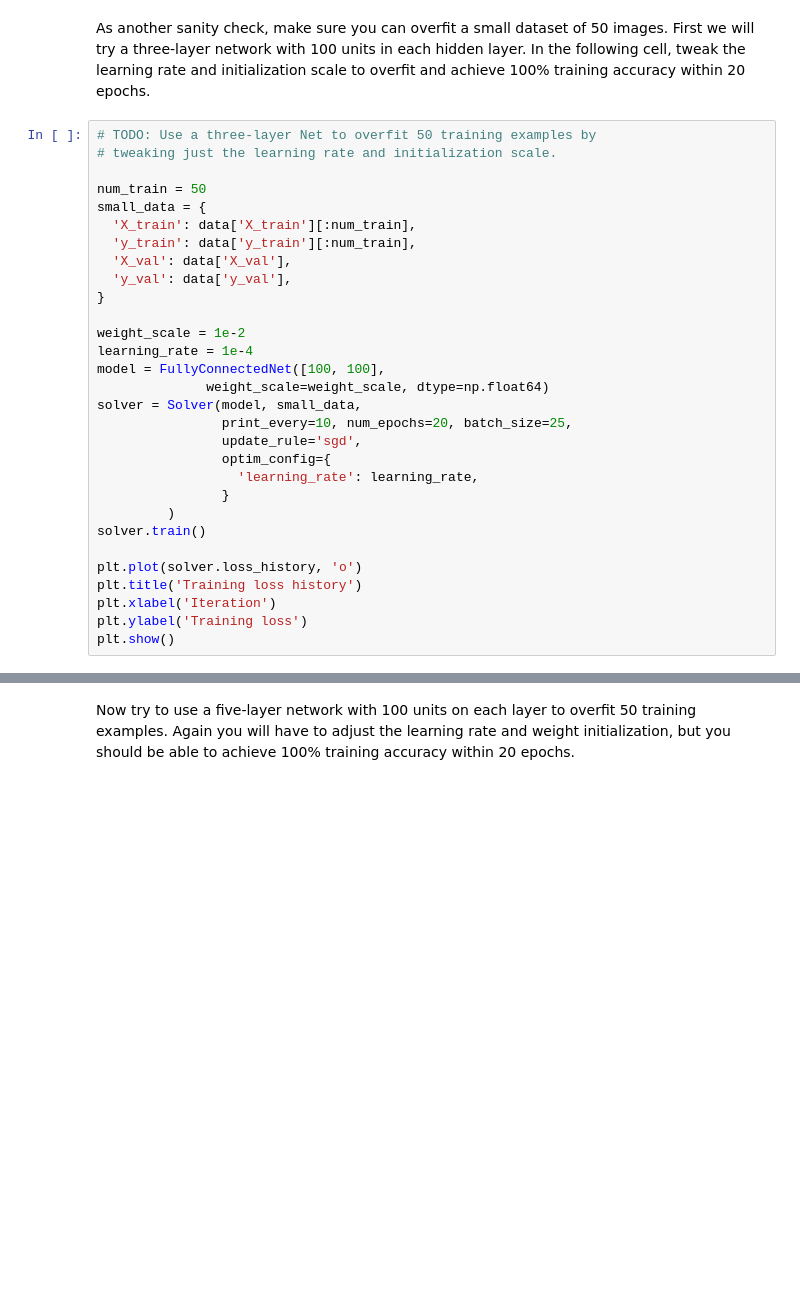
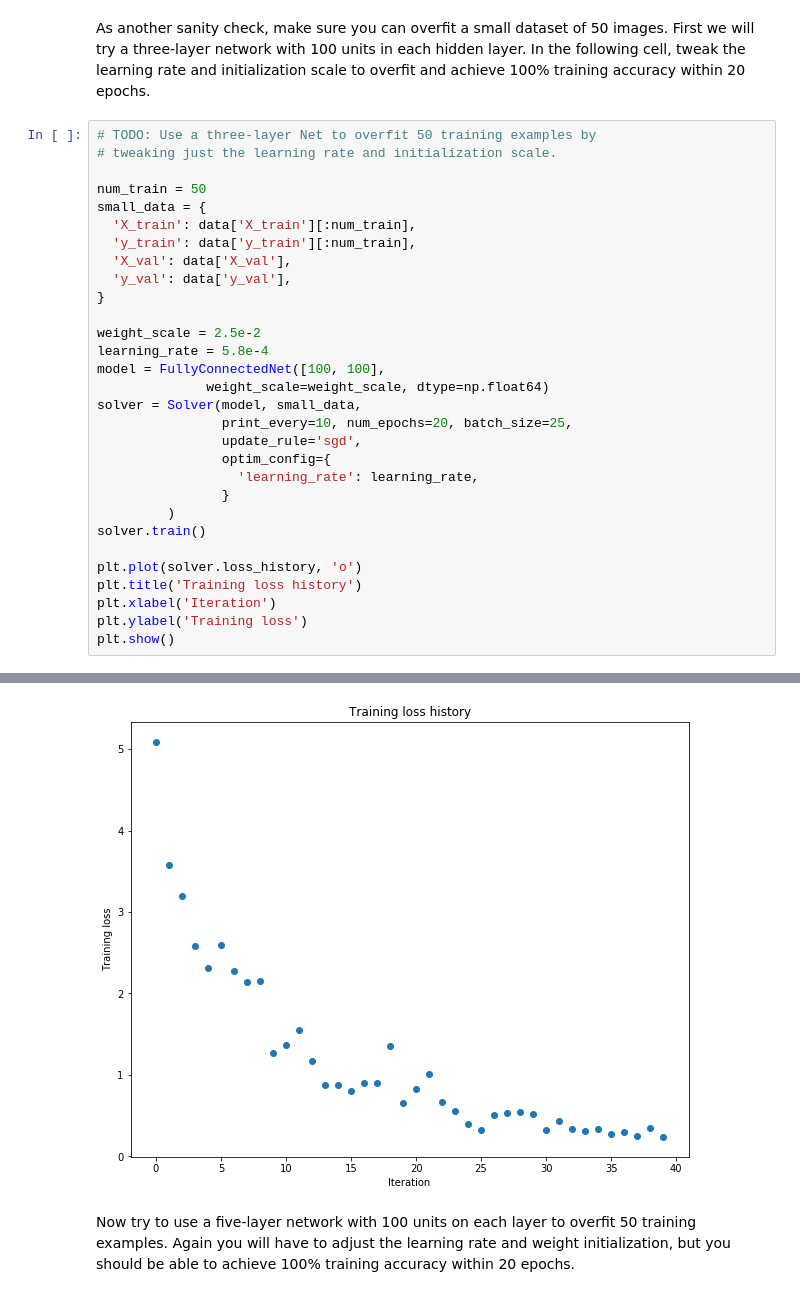
Before and after one commit to ilan-gold/cs231n, a Jupyter notebook: assignment2/FullyConnectedNets.ipynb, the cells around one changed output, grey strips where cells are left out. Drawn from its saved outputs; the diff is of its cells as text; blank space fills up the shorter version.

```diff
--- a/assignment2/FullyConnectedNets.ipynb
+++ b/assignment2/FullyConnectedNets.ipynb
@@ -458,8 +458,8 @@ small_data = {
   'y_val': data['y_val'],
 }
 
-weight_scale = 1e-2
-learning_rate = 1e-4
+weight_scale = 2.5e-2
+learning_rate = 5.8e-4
 model = FullyConnectedNet([100, 100],
               weight_scale=weight_scale, dtype=np.float64)
 solver = Solver(model, small_data,
@@ -476,3 +476,4 @@ plt.title('Training loss history')
 plt.xlabel('Iteration')
 plt.ylabel('Training loss')
 plt.show()
+# %% [output]
@@ -479,3 +497,4 @@ plt.show()
+[figure, added]
 # %% [markdown]
 Now try to use a five-layer network with 100 units on each layer to overfit 50 training examples. Again you will have to adjust the learning rate and weight initialization, but you should be able to achieve 100% training accuracy within 20 epochs.
 # %%
```
Also changed, not shown: parts of 13 cells of this notebook, 10 other files.
